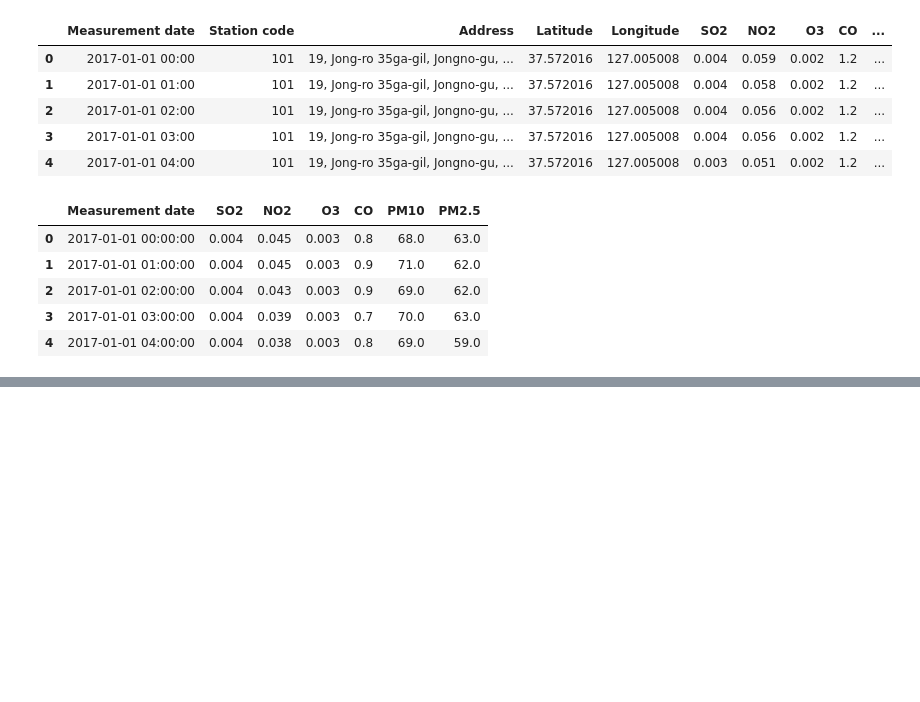
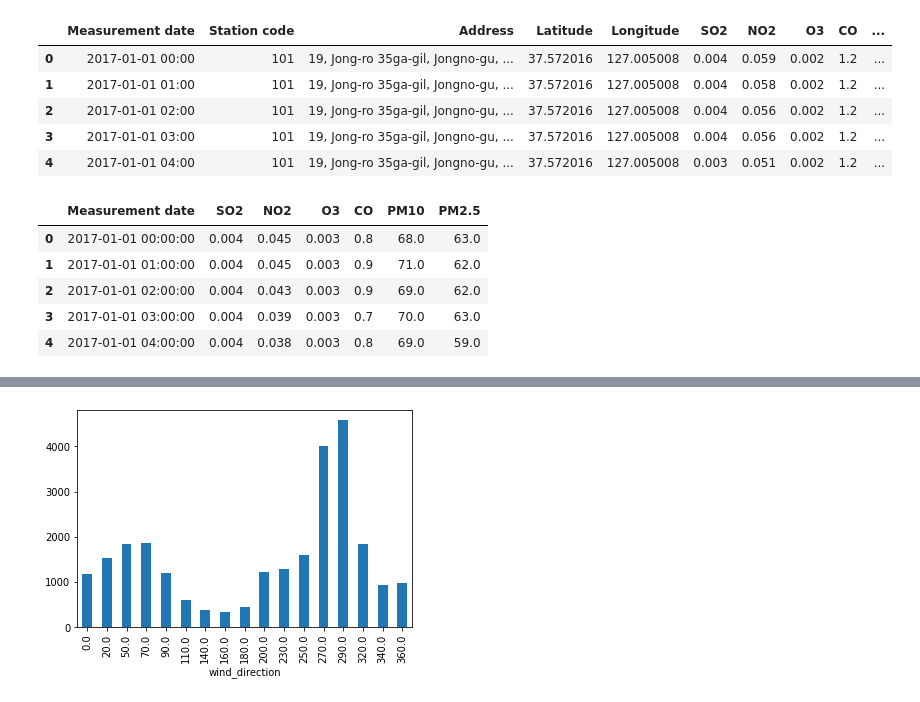
Before and after one commit to Junhyung-Choi/LSTM_Seoul_Pollution, a Jupyter notebook: Train.ipynb, the cells around one changed output, grey strips where cells are left out. Cells and saved outputs as stored; diff of their text form; code cells hidden in the pictures; blank space fills up the shorter version.

```diff
--- a/Train.ipynb
+++ b/Train.ipynb
@@ -78,2 +72,5 @@ df
 # %%
-df.groupby('wind_direction')
+df.groupby('wind_direction').size().plot(kind='bar')
+plt.show()
+# %% [output]
+[figure, added]
```
Also changed, not shown: parts of 6 cells of this notebook, 1 other file.
